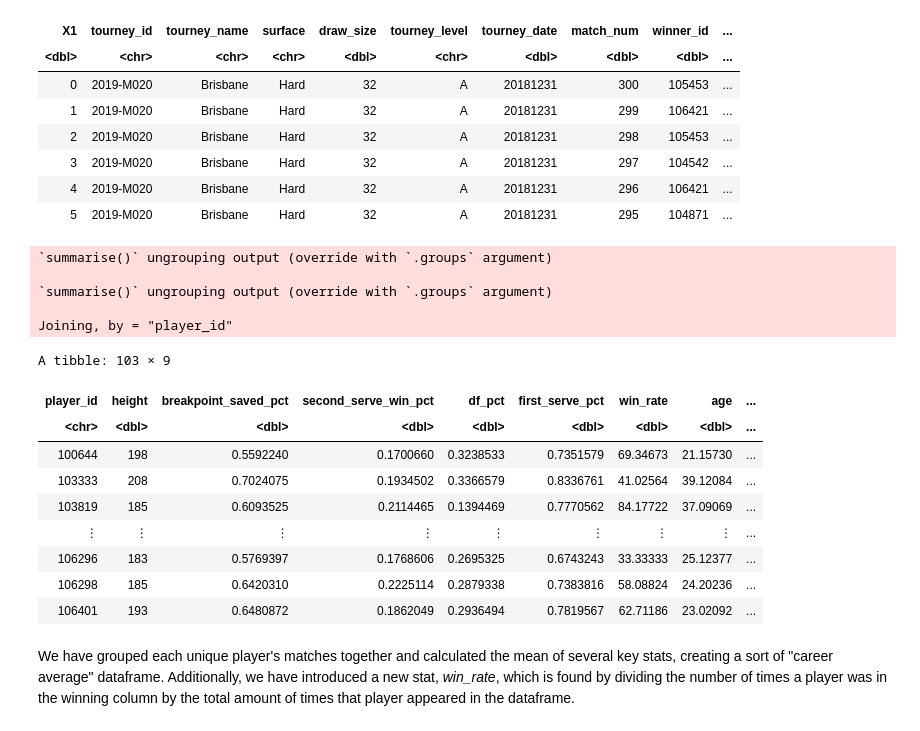
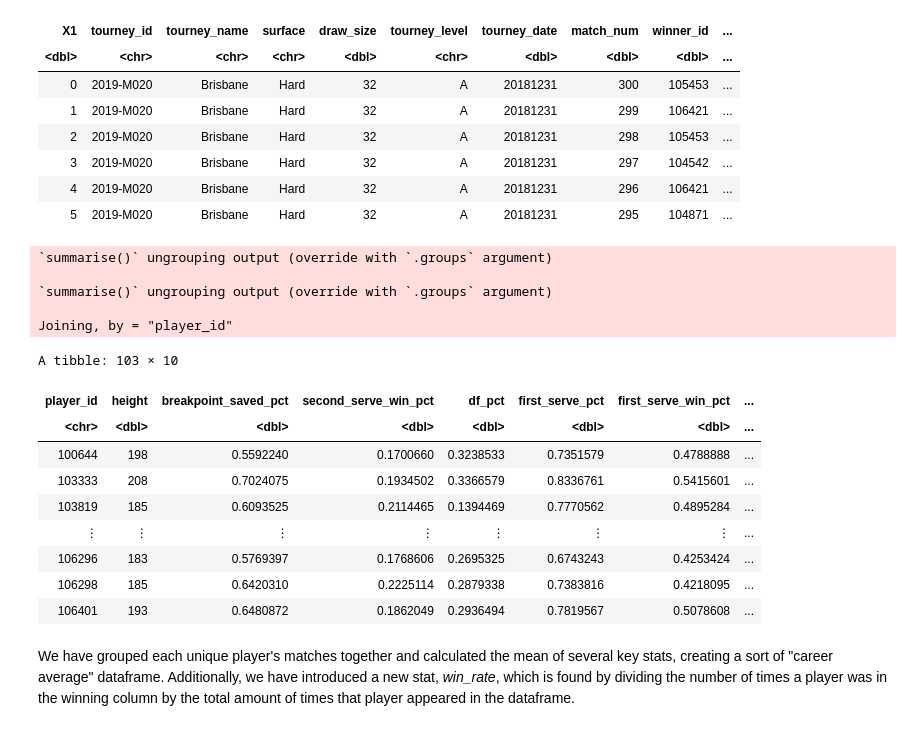
Before and after one commit to SimonYYL/DSCI_100_group19_group_project, a Jupyter notebook: project_proposal_final.ipynb, the cells around one changed output. Saved outputs shown, nothing was run; the diff lists cells and outputs as text; code cells hidden in the pictures.

```diff
--- a/project_proposal_final.ipynb
+++ b/project_proposal_final.ipynb
@@ -113,44 +113,44 @@ player_lose <- atp_data_frame %>%
               n_lose = n(),
               mean_age_l  = mean(loser_age),
               mean_rank_points_l = mean(loser_rank_points)
              ) %>%
     drop_na() %>%
     mutate(player_id = as.character(player_id))
 
 # join datasets for wins and losses using unique player ids
 player_join <- left_join(player_wins, player_lose, by = NULL, copy = TRUE)
 
 # calculate career stats for all player matches
 player_career <- player_join %>%
     mutate(height = (w_height + l_height)/2,
           breakpoint_saved_pct = (w_breakpoint_saved_pct+l_breakpoint_saved_pct)/2,
           second_serve_win_pct = (w_second_serve_win_pct+l_second_serve_win_pct)/2,
           df_pct = (w_df_pct+l_df_pct)/2,
           first_serve_pct = (w_first_serve_pct+l_first_serve_pct)/2,
           first_serve_win_pct = (w_first_serve_win_pct + l_first_serve_win_pct)/2,
           win_rate = (n_wins/(n_lose+n_wins)*100),
           age = (mean_age_w + mean_age_l) /2,
           mean_rank_points = (mean_rank_points_w + mean_rank_points_l)/2) %>%
-    select(player_id,height,breakpoint_saved_pct,second_serve_win_pct,df_pct,first_serve_pct,win_rate,age,mean_rank_points) %>%
+    select(player_id,height,breakpoint_saved_pct,second_serve_win_pct,df_pct,first_serve_pct,first_serve_win_pct, win_rate,age,mean_rank_points) %>%
     drop_na()
 
 player_career
 # %% [output]
 `summarise()` ungrouping output (override with `.groups` argument)
 
 `summarise()` ungrouping output (override with `.groups` argument)
 
 Joining, by = "player_id"
-A tibble: 103 × 9
+A tibble: 103 × 10
-| player_id | height | breakpoint_saved_pct | second_serve_win_pct | df_pct | first_serve_pct | win_rate | age | ... |
-| <chr> | <dbl> | <dbl> | <dbl> | <dbl> | <dbl> | <dbl> | <dbl> | ... |
-| 100644 | 198 | 0.5592240 | 0.1700660 | 0.3238533 | 0.7351579 | 69.34673 | 21.15730 | ... |
-| 103333 | 208 | 0.7024075 | 0.1934502 | 0.3366579 | 0.8336761 | 41.02564 | 39.12084 | ... |
-| 103819 | 185 | 0.6093525 | 0.2114465 | 0.1394469 | 0.7770562 | 84.17722 | 37.09069 | ... |
-| ⋮ | ⋮ | ⋮ | ⋮ | ⋮ | ⋮ | ⋮ | ⋮ | ... |
-| 106296 | 183 | 0.5769397 | 0.1768606 | 0.2695325 | 0.6743243 | 33.33333 | 25.12377 | ... |
-| 106298 | 185 | 0.6420310 | 0.2225114 | 0.2879338 | 0.7383816 | 58.08824 | 24.20236 | ... |
-| 106401 | 193 | 0.6480872 | 0.1862049 | 0.2936494 | 0.7819567 | 62.71186 | 23.02092 | ... |
+| player_id | height | breakpoint_saved_pct | second_serve_win_pct | df_pct | first_serve_pct | first_serve_win_pct | ... |
+| <chr> | <dbl> | <dbl> | <dbl> | <dbl> | <dbl> | <dbl> | ... |
+| 100644 | 198 | 0.5592240 | 0.1700660 | 0.3238533 | 0.7351579 | 0.4788888 | ... |
+| 103333 | 208 | 0.7024075 | 0.1934502 | 0.3366579 | 0.8336761 | 0.5415601 | ... |
+| 103819 | 185 | 0.6093525 | 0.2114465 | 0.1394469 | 0.7770562 | 0.4895284 | ... |
+| ⋮ | ⋮ | ⋮ | ⋮ | ⋮ | ⋮ | ⋮ | ... |
+| 106296 | 183 | 0.5769397 | 0.1768606 | 0.2695325 | 0.6743243 | 0.4253424 | ... |
+| 106298 | 185 | 0.6420310 | 0.2225114 | 0.2879338 | 0.7383816 | 0.4218095 | ... |
+| 106401 | 193 | 0.6480872 | 0.1862049 | 0.2936494 | 0.7819567 | 0.5078608 | ... |
 # %% [markdown]
 We have grouped each unique player's matches together and calculated the mean of several key stats, creating a sort of "career average" dataframe. Additionally, we have introduced a new stat, *win_rate*, which is found by dividing the number of times a player was in the winning column by the total amount of times that player appeared in the dataframe.
 # %%
```
